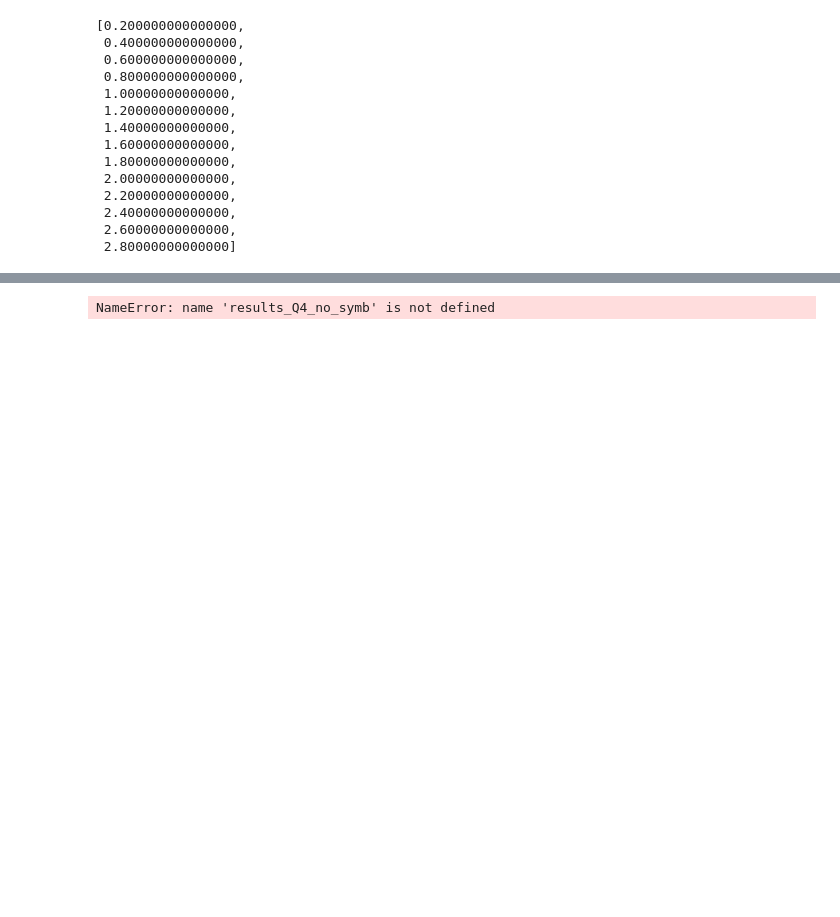
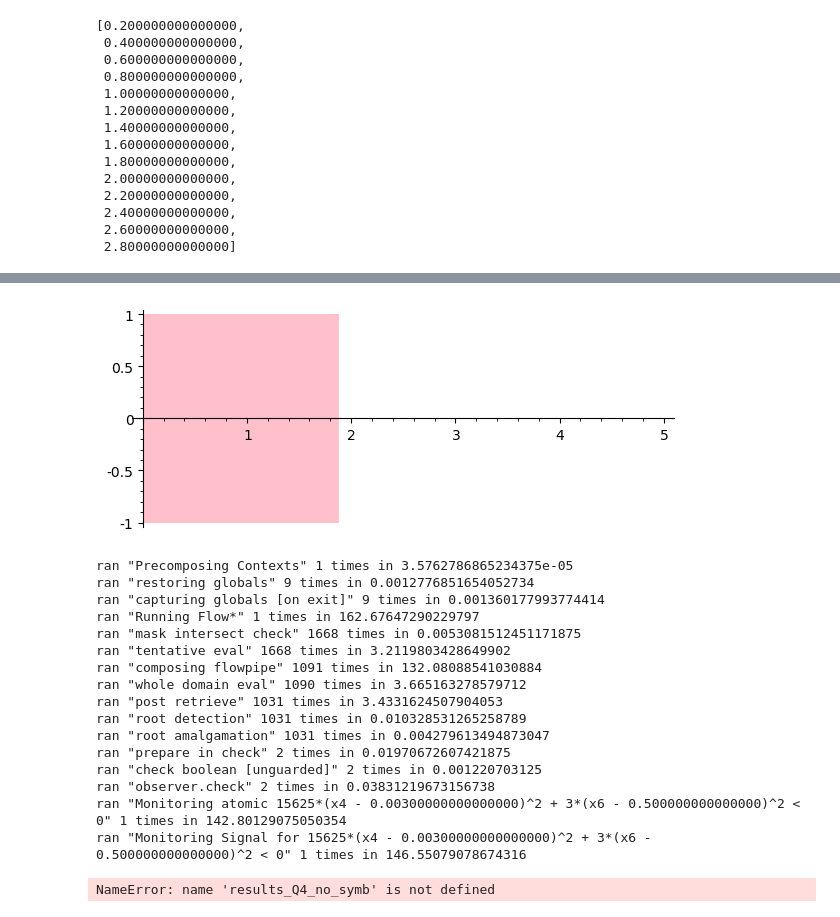
Before and after one commit to twright/Logic-of-Behaviour-in-Uncertain-Contexts, a Jupyter notebook: notebooks/Genetic Oscillator Benchmarks -- Tweaking 2.ipynb, the cells around one changed output, grey strips where cells are left out. Cells and saved outputs as stored; diff of their text form; code cells hidden in the pictures; blank space fills up the shorter version.

```diff
--- a/notebooks/Genetic Oscillator Benchmarks -- Tweaking 2.ipynb
+++ b/notebooks/Genetic Oscillator Benchmarks -- Tweaking 2.ipynb
@@ -183,3 +274,24 @@ results_Q3 = results_Q2[:-5]; results_Q3
+# %%
+results_Q2[0][0]['future'].result()[0].plot().show()
+results_Q2[0][0]['future'].result()[2].print()
+# %% [output]
+[figure, added]
+ran "Precomposing Contexts" 1 times in 3.5762786865234375e-05
+ran "restoring globals" 9 times in 0.0012776851654052734
+ran "capturing globals [on exit]" 9 times in 0.001360177993774414
+ran "Running Flow*" 1 times in 162.67647290229797
+ran "mask intersect check" 1668 times in 0.0053081512451171875
+ran "tentative eval" 1668 times in 3.2119803428649902
+ran "composing flowpipe" 1091 times in 132.08088541030884
+ran "whole domain eval" 1090 times in 3.665163278579712
+ran "post retrieve" 1031 times in 3.4331624507904053
+ran "root detection" 1031 times in 0.010328531265258789
+ran "root amalgamation" 1031 times in 0.004279613494873047
+ran "prepare in check" 2 times in 0.01970672607421875
+ran "check boolean [unguarded]" 2 times in 0.001220703125
+ran "observer.check" 2 times in 0.03831219673156738
+ran "Monitoring atomic 15625*(x4 - 0.00300000000000000)^2 + 3*(x6 - 0.500000000000000)^2 < 0" 1 times in 142.80129075050354
+ran "Monitoring Signal for 15625*(x4 - 0.00300000000000000)^2 + 3*(x6 - 0.500000000000000)^2 < 0" 1 times in 146.55079078674316
 # %%
 import pickle
 # %%
```
Also changed, not shown: parts of 25 cells of this notebook, 21 other files.
